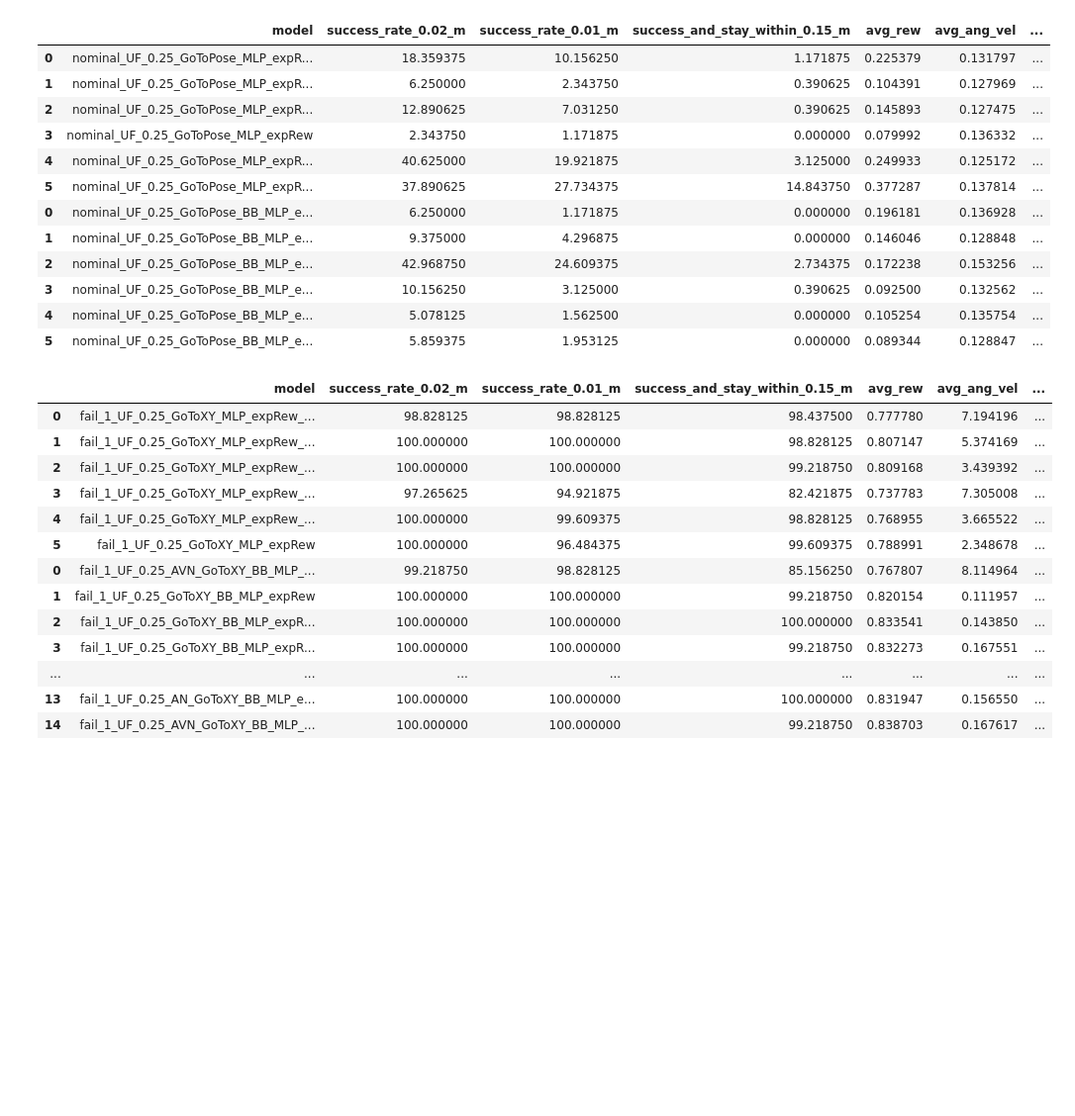
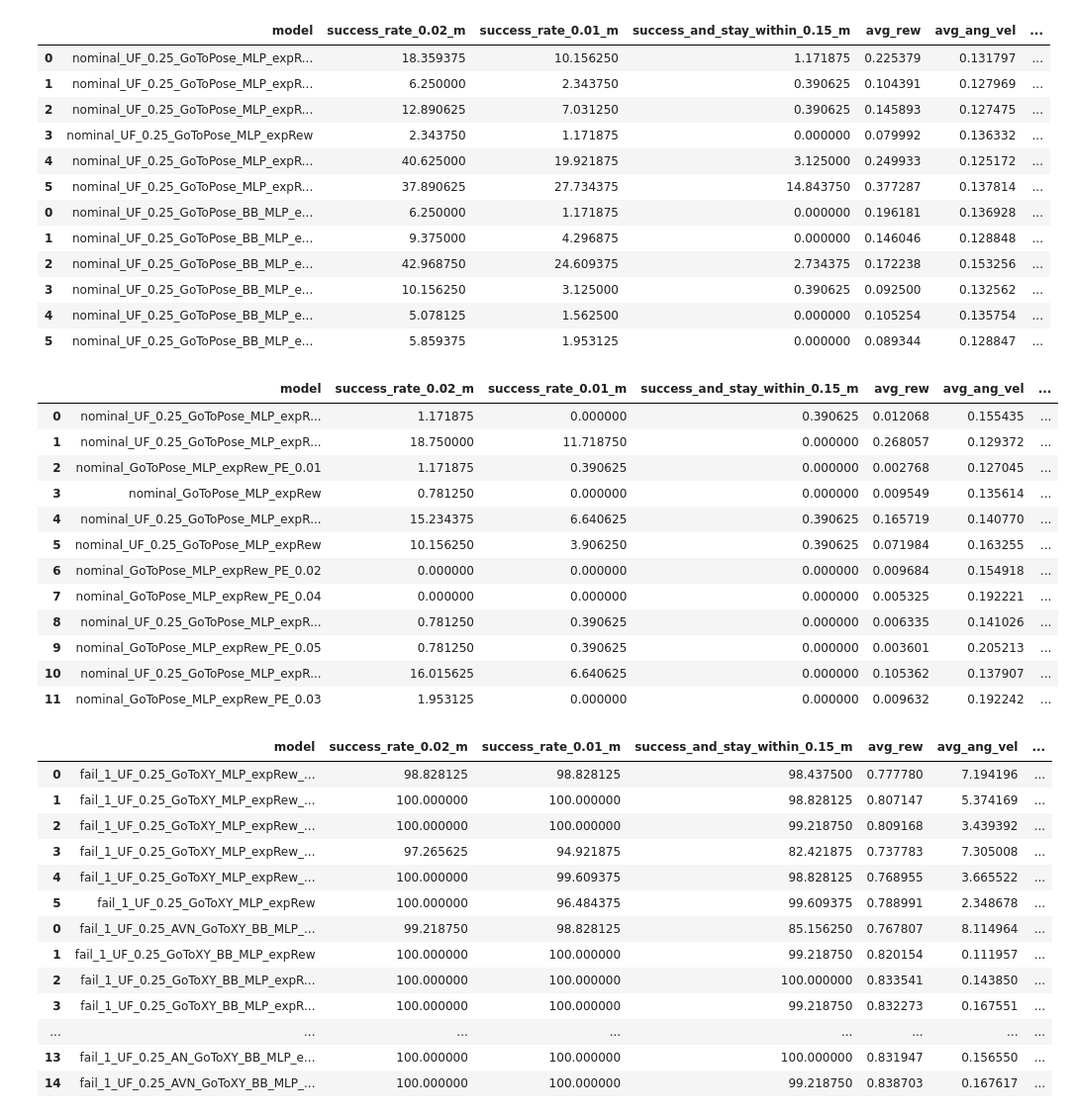
Before and after one commit to elharirymatteo/RANS, a Jupyter notebook: omniisaacgymenvs/notebooks/eval_multi_models.ipynb, the cells around one changed output. Shown at 99% size. Cells and saved outputs as stored; diff of their text form; code cells hidden in the pictures; blank space fills up the shorter version.

```diff
--- a/omniisaacgymenvs/notebooks/eval_multi_models.ipynb
+++ b/omniisaacgymenvs/notebooks/eval_multi_models.ipynb
@@ -205,6 +186,22 @@ model_folders_dict['icra24_Pose']['nominal_xy'][0]
 | 3 | nominal_UF_0.25_GoToPose_BB_MLP_e... | 10.156250 | 3.125000 | 0.390625 | 0.092500 | 0.132562 | ... |
 | 4 | nominal_UF_0.25_GoToPose_BB_MLP_e... | 5.078125 | 1.562500 | 0.000000 | 0.105254 | 0.135754 | ... |
 | 5 | nominal_UF_0.25_GoToPose_BB_MLP_e... | 5.859375 | 1.953125 | 0.000000 | 0.089344 | 0.128847 | ... |
+# %%
+model_folders_dict['icra24_Pose_new']['nominal_xy'][0]
+# %% [output]
+|  | model | success_rate_0.02_m | success_rate_0.01_m | success_and_stay_within_0.15_m | avg_rew | avg_ang_vel | ... |
+| 0 | nominal_UF_0.25_GoToPose_MLP_expR... | 1.171875 | 0.000000 | 0.390625 | 0.012068 | 0.155435 | ... |
+| 1 | nominal_UF_0.25_GoToPose_MLP_expR... | 18.750000 | 11.718750 | 0.000000 | 0.268057 | 0.129372 | ... |
+| 2 | nominal_GoToPose_MLP_expRew_PE_0.01 | 1.171875 | 0.390625 | 0.000000 | 0.002768 | 0.127045 | ... |
+| 3 | nominal_GoToPose_MLP_expRew | 0.781250 | 0.000000 | 0.000000 | 0.009549 | 0.135614 | ... |
+| 4 | nominal_UF_0.25_GoToPose_MLP_expR... | 15.234375 | 6.640625 | 0.390625 | 0.165719 | 0.140770 | ... |
+| 5 | nominal_UF_0.25_GoToPose_MLP_expRew | 10.156250 | 3.906250 | 0.390625 | 0.071984 | 0.163255 | ... |
+| 6 | nominal_GoToPose_MLP_expRew_PE_0.02 | 0.000000 | 0.000000 | 0.000000 | 0.009684 | 0.154918 | ... |
+| 7 | nominal_GoToPose_MLP_expRew_PE_0.04 | 0.000000 | 0.000000 | 0.000000 | 0.005325 | 0.192221 | ... |
+| 8 | nominal_UF_0.25_GoToPose_MLP_expR... | 0.781250 | 0.390625 | 0.000000 | 0.006335 | 0.141026 | ... |
+| 9 | nominal_GoToPose_MLP_expRew_PE_0.05 | 0.781250 | 0.390625 | 0.000000 | 0.003601 | 0.205213 | ... |
+| 10 | nominal_UF_0.25_GoToPose_MLP_expR... | 16.015625 | 6.640625 | 0.000000 | 0.105362 | 0.137907 | ... |
+| 11 | nominal_GoToPose_MLP_expRew_PE_0.03 | 1.953125 | 0.000000 | 0.000000 | 0.009632 | 0.192242 | ... |
 # %%
 model_folders_dict['icra24_fail']['nominal_xy'][0]
 # %% [output]
```
Also changed, not shown: parts of 12 cells of this notebook, 1 other file.
